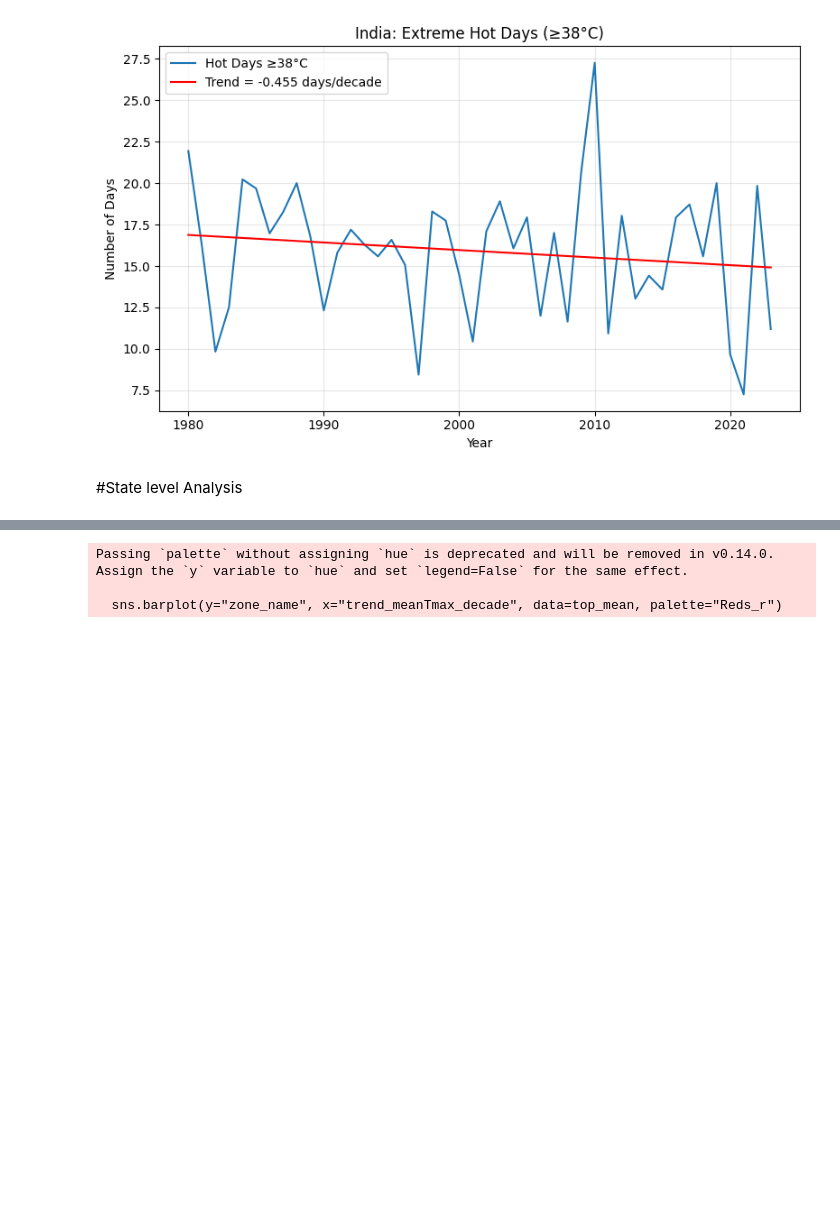
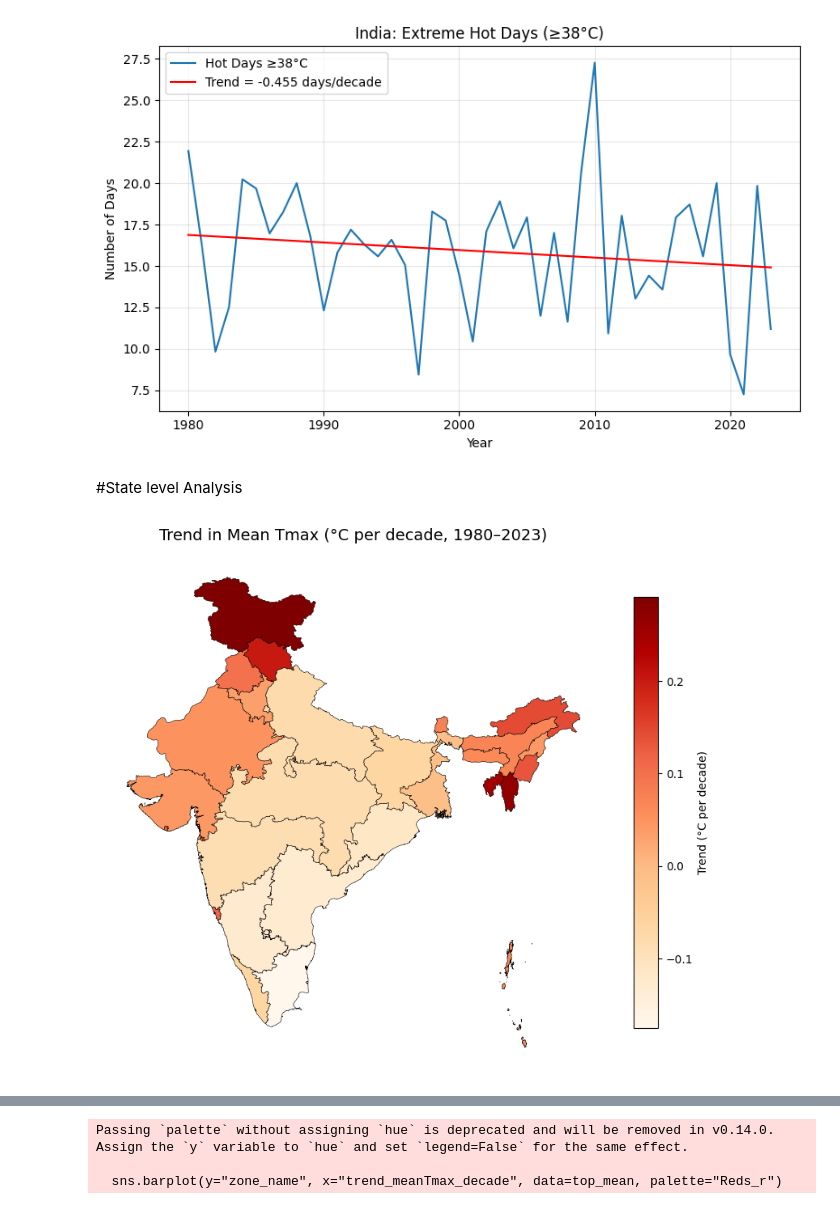
Before and after one commit to nkoppa/final-project, a Jupyter notebook: 02_visualize_heatmetrics_india.ipynb, the cells around one changed output, grey strips where cells are left out. Drawn from its saved outputs; the diff is of its cells as text; code cells hidden in the pictures; blank space fills up the shorter version.

Commit message:
added map plots

```diff
--- a/02_visualize_heatmetrics_india.ipynb
+++ b/02_visualize_heatmetrics_india.ipynb
@@ -13,6 +14,8 @@ import seaborn as sns
 #read the csv file produced in previous notebook
 df = pd.read_csv("/Users/niko2485/Library/CloudStorage/OneDrive-UCB-O365/Desktop/EarthScienceCourse/Final project/output/heat_metrics_MarJun_38C.csv")
 df.head()
+SHAPEFILE = "/Users/niko2485/Library/CloudStorage/OneDrive-UCB-O365/Desktop/EarthScienceCourse/Final project/IND/AgroMaps/Asia/shapefiles/IND/admin1/ind.shp"
+zones = gpd.read_file(SHAPEFILE)
 # %% [output]
 |  | year | zone_index | zone_name | mean_tmax_MAMJ | p95_tmax_MAMJ | hot_days_ge_38C | onset_doy_ge_38C |
 | 0 | 1980 | 0 | Andaman & Nicobar | 29.485012 | 30.785149 | 0 | NaN |
@@ -147,3 +150,18 @@ for zone, sub in df.groupby("zone_name"):
     zone_trends.append({"zone_name": zone, "trend_meanTmax_decade": slope})
 
 zone_trends_df = pd.DataFrame(zone_trends)
+# %%
+
+
+# rename for merge
+zones = zones.rename(columns={"NAME1_": "zone_name"})
+
+# filter trend table for each variable
+trend_mean = trend_zone[trend_zone["metric"] == "mean_tmax_MAMJ"][["zone_name", "slope_per_decade"]]
+trend_hot  = trend_zone[trend_zone["metric"] == "hot_days_ge_38C"][["zone_name", "slope_per_decade"]]
+trend_onset = trend_zone[trend_zone["metric"] == "onset_doy_ge_38C"][["zone_name", "slope_per_decade"]]
+
+# merge into shapefile
+gdf_mean = zones.merge(trend_mean, on="zone_name", how="left")
+gdf_hot = zones.merge(trend_hot, on="zone_name", how="left")
+gdf_onset = zones.merge(trend_onset, on="zone_name", how="left")
@@ -149,0 +185,25 @@ zone_trends_df = pd.DataFrame(zone_trends)
+# %%
+
+fig, ax = plt.subplots(figsize=(8, 10))
+
+gdf_mean.plot(
+    column="slope_per_decade",
+    cmap="OrRd",
+    edgecolor="black",
+    linewidth=0.4,
+    ax=ax,
+    legend=True,
+    legend_kwds={
+        "label": "Trend (°C per decade)",
+        "shrink": 0.55,   # shorter colorbar
+        "aspect": 18      # thinner colorbar
+    }
+)
+
+ax.set_title("Trend in Mean Tmax (°C per decade, 1980–2023)", fontsize=14, pad=12)
+ax.axis("off")
+
+plt.tight_layout()
+plt.show()
+# %% [output]
+[figure, added]
```
Also changed, not shown: parts of 4 cells of this notebook.
